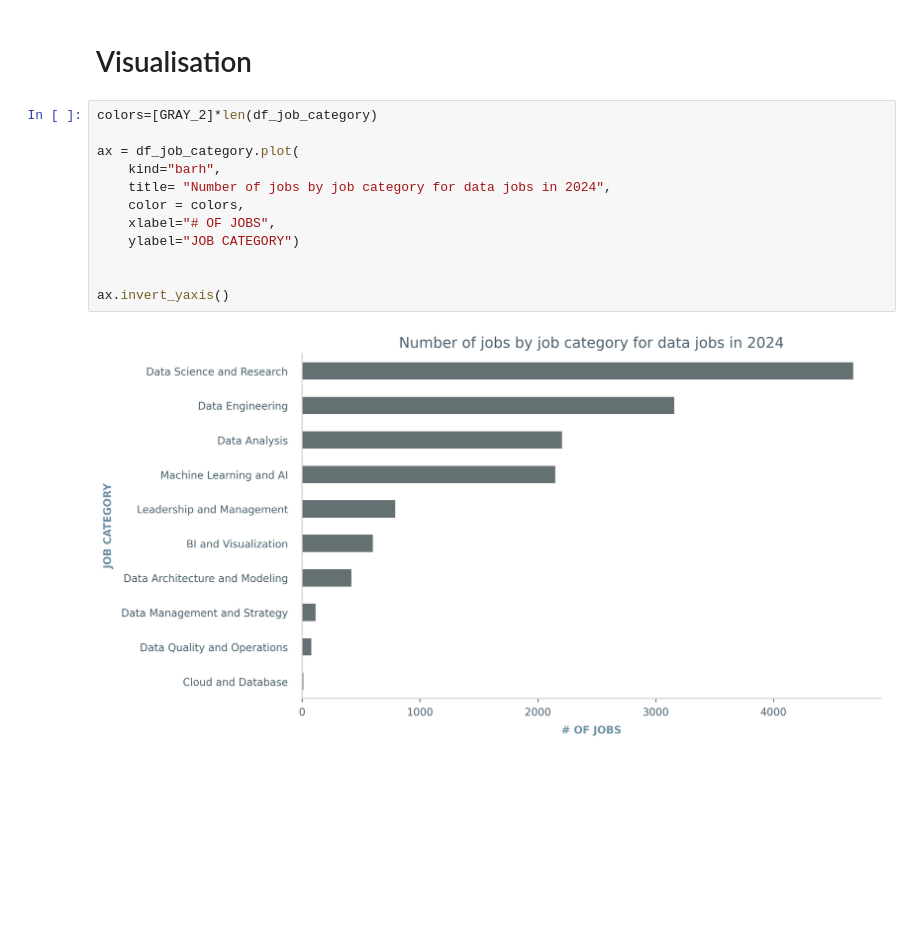
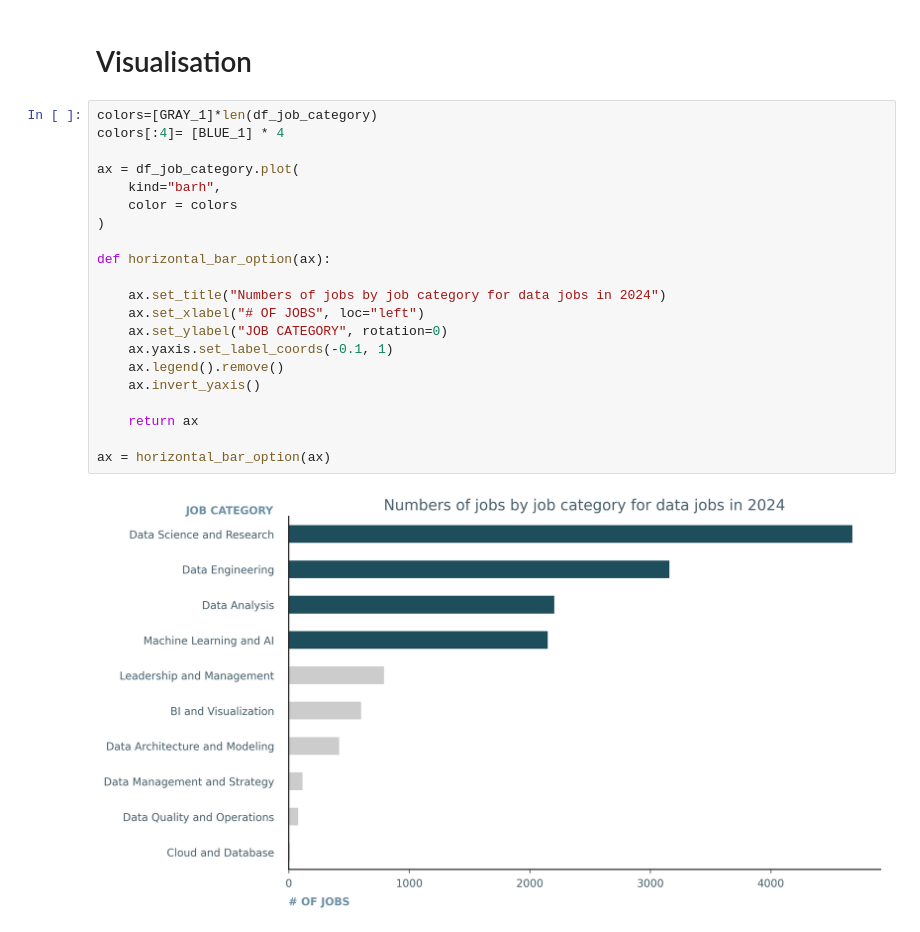
Before and after one commit to EfremDaniel/Data_visualisation_Efrem, a Jupyter notebook: Code_along/05_mplstyle/mplstyle_storytelling.ipynb, the cells around one changed output. Cells and saved outputs as stored; diff of their text form; blank space fills up the shorter version.

```diff
--- a/Code_along/05_mplstyle/mplstyle_storytelling.ipynb
+++ b/Code_along/05_mplstyle/mplstyle_storytelling.ipynb
@@ -48,16 +48,25 @@ pandas.core.series.Series
 # %% [markdown]
 # Visualisation
 # %%
-colors=[GRAY_2]*len(df_job_category)
+colors=[GRAY_1]*len(df_job_category)
+colors[:4]= [BLUE_1] * 4
 
 ax = df_job_category.plot(
     kind="barh",
-    title= "Number of jobs by job category for data jobs in 2024",
-    color = colors,
-    xlabel="# OF JOBS",
-    ylabel="JOB CATEGORY")
+    color = colors
+)
 
+def horizontal_bar_option(ax):
 
-ax.invert_yaxis()
+    ax.set_title("Numbers of jobs by job category for data jobs in 2024")
+    ax.set_xlabel("# OF JOBS", loc="left")
+    ax.set_ylabel("JOB CATEGORY", rotation=0)
+    ax.yaxis.set_label_coords(-0.1, 1)
+    ax.legend().remove()
+    ax.invert_yaxis()
+
+    return ax
+
+ax = horizontal_bar_option(ax)
 # %% [output]
-[figure, old version]
+[figure, new version]
```
Also changed, not shown: parts of 3 cells of this notebook, 4 other files.
